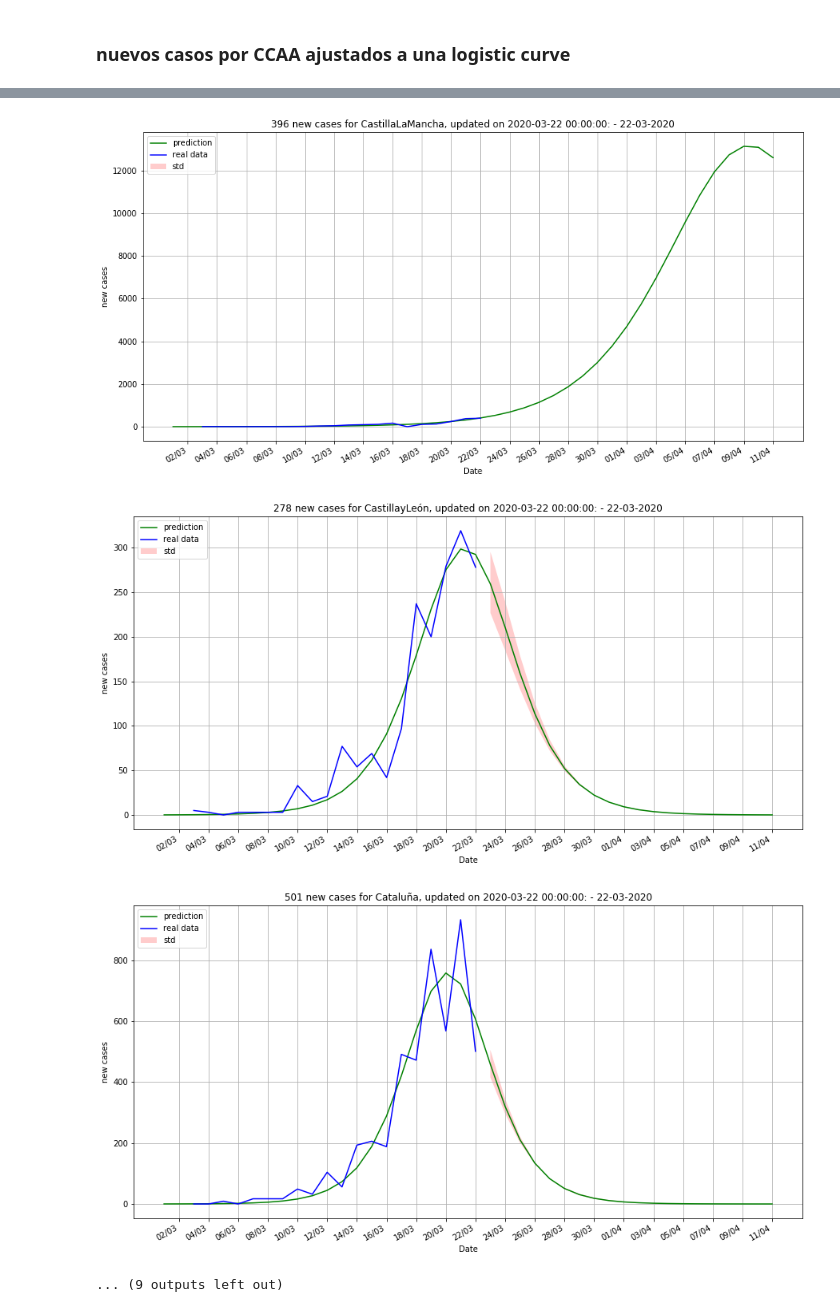
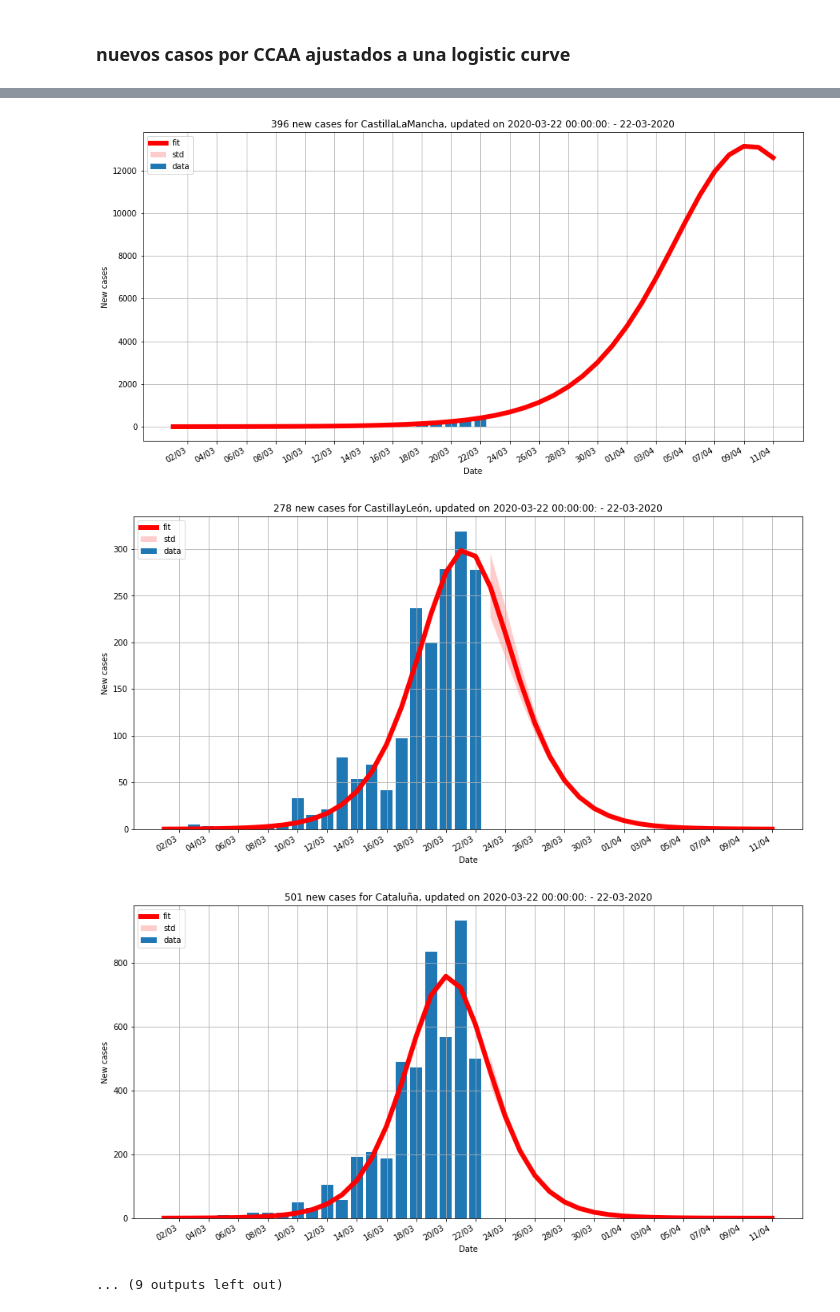
Before and after one commit to victorvicpal/COVID19_es, a Jupyter notebook: notebooks/LogisticCurve.ipynb, the cells around one changed output, grey strips where cells are left out. Cells and saved outputs as stored; diff of their text form; code cells hidden in the pictures.

Commit message:
Chane minor tweaks in the plots

```diff
--- a/notebooks/LogisticCurve.ipynb
+++ b/notebooks/LogisticCurve.ipynb
@@ -74,7 +81,7 @@ def fit_curve(curve, ydata, title, ylabel, last_date, coeff_std):
 
     popt, pcov = curve_fit(curve, xdata, ydata, p0=p0, bounds=bounds)
 
-    descr = '    fit: '
+    descr = 'Fit parameters: '
 
     for i, param in enumerate(params_names):
         descr = descr + "{}={:.3f}".format(param, popt[i])
@@ -98,15 +105,17 @@ def fit_curve(curve, ydata, title, ylabel, last_date, coeff_std):
     date_xdata = [last_date + timedelta(days=int(i)) for i in xdata]
     date_total_xaxis = [last_date + timedelta(days=int(i)) for i in total_xaxis]
 
-    ax.plot(date_total_xaxis, curve(total_xaxis, *popt), 'g-', label='prediction')
-    ax.plot(date_xdata, ydata, 'b-', label='real data')
-
     future_axis = total_xaxis[len(ydata) - days_past:]
     date_future_axis = [last_date + timedelta(days=int(i)) for i in future_axis]
+
+    start = (len(ydata) - days_past - 1) % show_every
+
+
+    ax.plot(date_total_xaxis, curve(total_xaxis, *popt), 'r-', linewidth=6, label='fit')
+    ax.bar(date_xdata, ydata, label='data')
     ax.fill_between(date_future_axis, curve(future_axis, *pbest), curve(future_axis, *pworst),
         facecolor='red', alpha=0.2, label='std')
 
-    start = (len(ydata) - days_past - 1) % show_every
     ax.set_xticks(date_total_xaxis[start::show_every])
     ax.set_xlabel('Date')
     ax.set_ylabel(ylabel)
@@ -153,7 +162,7 @@ Number of deaths 1720
 newCases=np.diff(Confirmed)
 
 Titulo = '{:.0f} new cases for Spain, updated on {}:'.format(newCases[-1],dates[-1])
-fit_curve(logistic_derivative, newCases, 'New cases total in Spain', 'new cases', last_date, coeff_std_d);
+fit_curve(logistic_derivative, newCases, 'Total new cases in Spain', 'New cases', last_date, coeff_std_d);
 # %% [output]
     fit: L=66013.525, k=0.258, x0=1.447
 [2.10817931e+04 4.66701970e-02 2.16648582e+00]
@@ -180,5 +189,5 @@ Mean growth factor for the last 5 days: 1.188
 for CCAA in data.CCAA.unique():
     newCasesCCAA = np.diff(data[data.CCAA==CCAA].casos.values)
     Titulo = '{:.0f} new cases for {}, updated on {}:'.format(newCasesCCAA[-1],CCAA,dates[-1])
-    fit_curve(logistic_derivative, newCasesCCAA, Titulo, 'new cases', last_date, coeff_std_d);
+    fit_curve(logistic_derivative, newCasesCCAA, Titulo, 'New cases', last_date, coeff_std_d);
 # %% [output]
@@ -225,4 +232,4 @@ for CCAA in data.CCAA.unique():
-[figure, old version]
+[figure, new version]
-[figure, old version]
+[figure, new version]
-[figure, old version]
+[figure, new version]
 ... (9 outputs left out)
```
Also changed, not shown: parts of 7 cells of this notebook.
